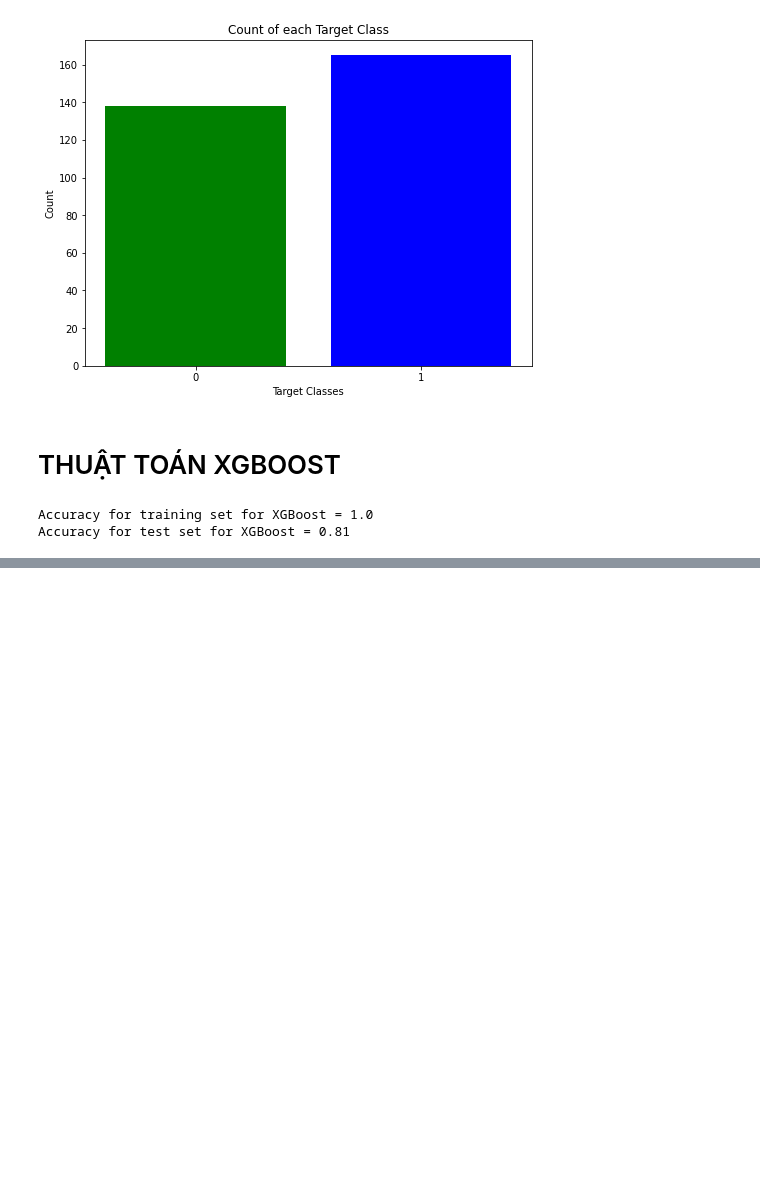
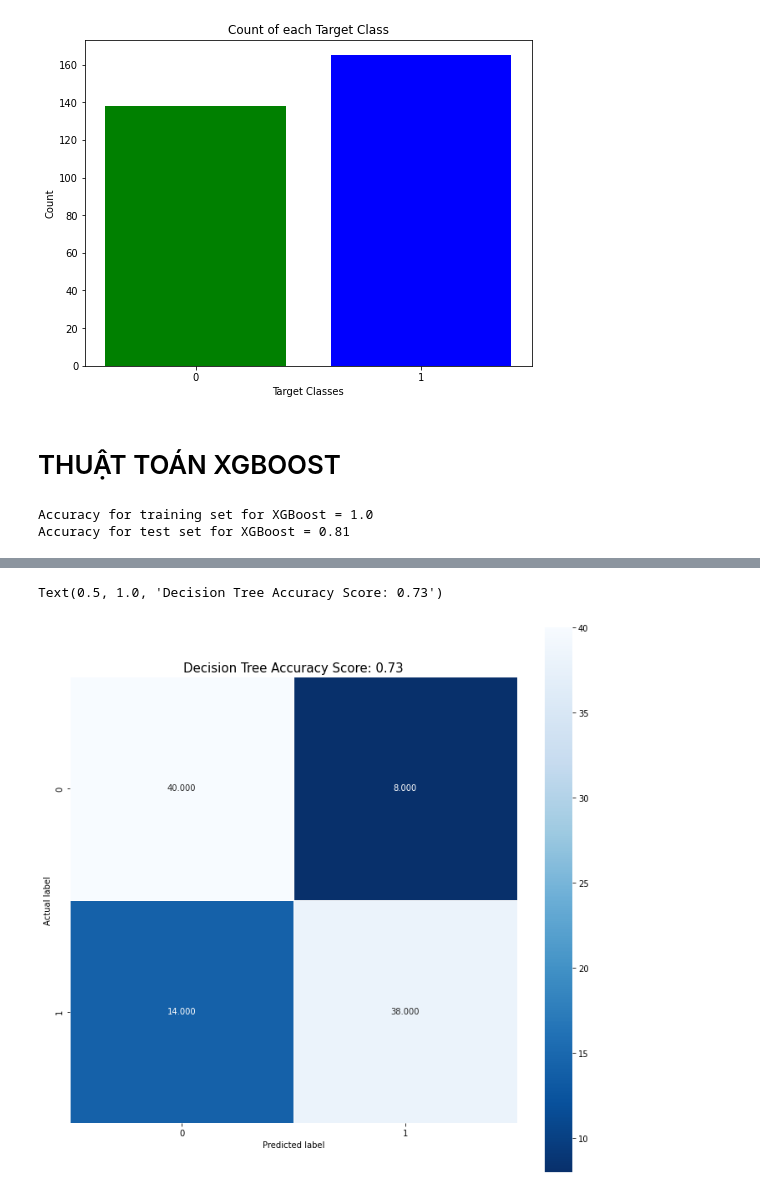
Before and after one commit to khaTruongIT/decision_system_health, a Jupyter notebook: Code.ipynb, the cells around one changed output, grey strips where cells are left out. Cells and saved outputs as stored; diff of their text form; code cells hidden in the pictures; blank space fills up the shorter version.

```diff
--- a/Code.ipynb
+++ b/Code.ipynb
@@ -424,0 +470,4 @@ Accuracy for test set for XGBoost = 0.81
+# %%
+start_time = time.time()
+clf1 = tree.DecisionTreeClassifier(criterion="gini", random_state = 0)
+clf1.fit(X_train, y_train)
@@ -424,0 +476,3 @@ Accuracy for test set for XGBoost = 0.81
+# %%
+tree_pred1 = clf1.predict(X_test)
+end_time = time.time()
@@ -424,0 +497,13 @@ Accuracy for test set for XGBoost = 0.81
+# %%
+#Tính ma trận nhầm lẫn
+tree_cm1 = metrics.confusion_matrix(y_test, tree_pred1)
+#Biểu diễn ra dạng đồ thị
+plt.figure(figsize=(12,12))
+sns.heatmap(tree_cm1, annot=True, fmt=".3f", linewidths=.5, square=True, cmap= 'Blues_r');
+plt.ylabel("Actual label")
+plt.xlabel("Predicted label");
+title = "Decision Tree Accuracy Score: {0}".format(tree_score1)
+plt.title(title, size = 15)
+# %% [output]
+Text(0.5, 1.0, 'Decision Tree Accuracy Score: 0.73')
+[figure, added]
```
Also changed, not shown: parts of 28 cells of this notebook, 1 other file.
